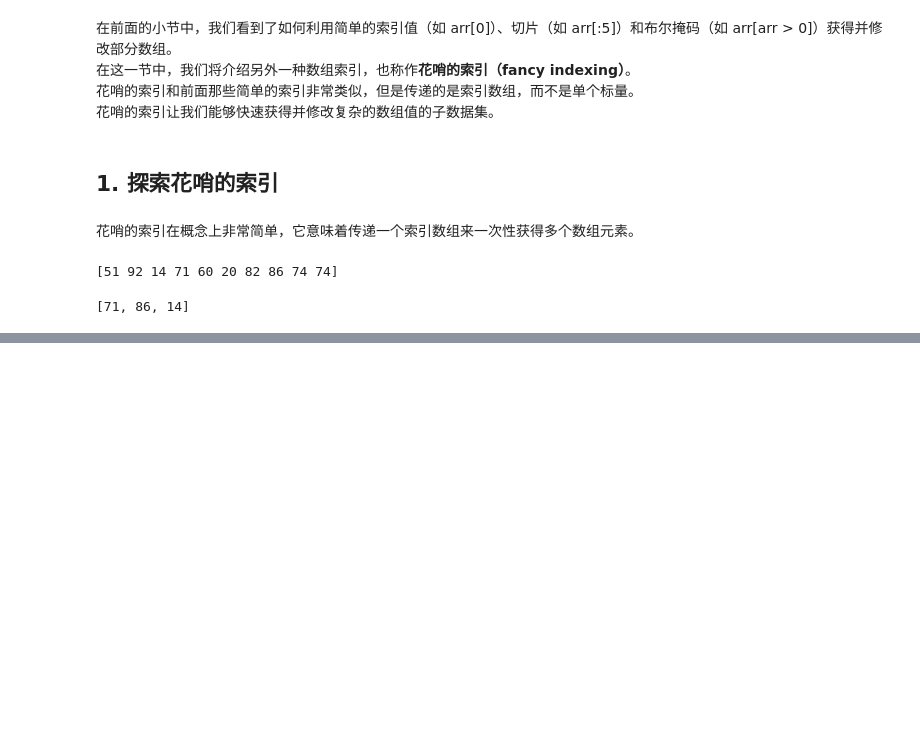
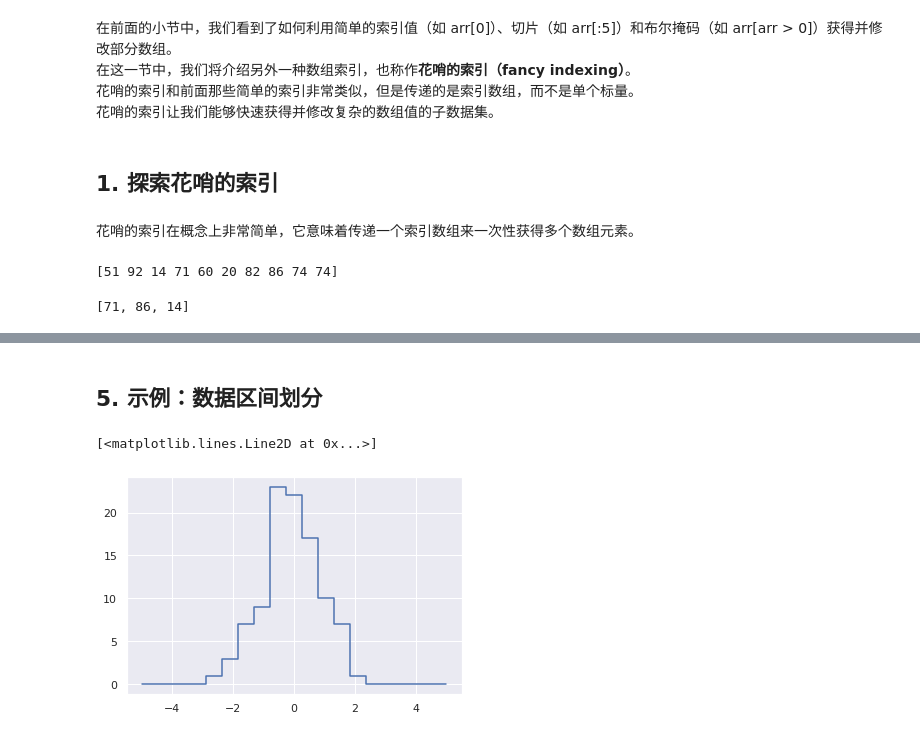
Before and after one commit to michaelbrucelin/HelloLanguage, a Jupyter notebook: Jupyter/Python/book_Python数据科学手册/01-NumPy入门/07-花哨的索引.ipynb, the cells around one changed output, grey strips where cells are left out. Drawn from its saved outputs; the diff is of its cells as text; code cells hidden in the pictures; blank space fills up the shorter version.

```diff
--- a/Jupyter/Python/book_Python数据科学手册/01-NumPy入门/07-花哨的索引.ipynb
+++ b/Jupyter/Python/book_Python数据科学手册/01-NumPy入门/07-花哨的索引.ipynb
@@ -24,0 +164,23 @@ print(x)
+# %% [markdown]
+## 5. 示例：数据区间划分
+# %%
+# 手动计算并绘制直方图
+np.random.seed(42)
+x = np.random.randn(100)
+
+# 手动创建直方图
+bins = np.linspace(-5, 5, 20)
+counts = np.zeros_like(bins)
+
+# 为每个x找到合适的区间
+i = np.searchsorted(bins, x)
+
+# 为每个区间加上1
+np.add.at(counts, i, 1)
+
+# 画图
+# plt.plot(bins, counts, linestyle='steps')  # linestyle supported values are '-', '--', '-.', ':', 'None', ' ', '', 'solid', 'dashed', 'dashdot', 'dotted'
+plt.plot(bins, counts, drawstyle='steps')
+# %% [output]
+[<matplotlib.lines.Line2D at 0x...>]
+[figure, added]
```
Also changed, not shown: parts of 27 cells of this notebook, 1 other file.
